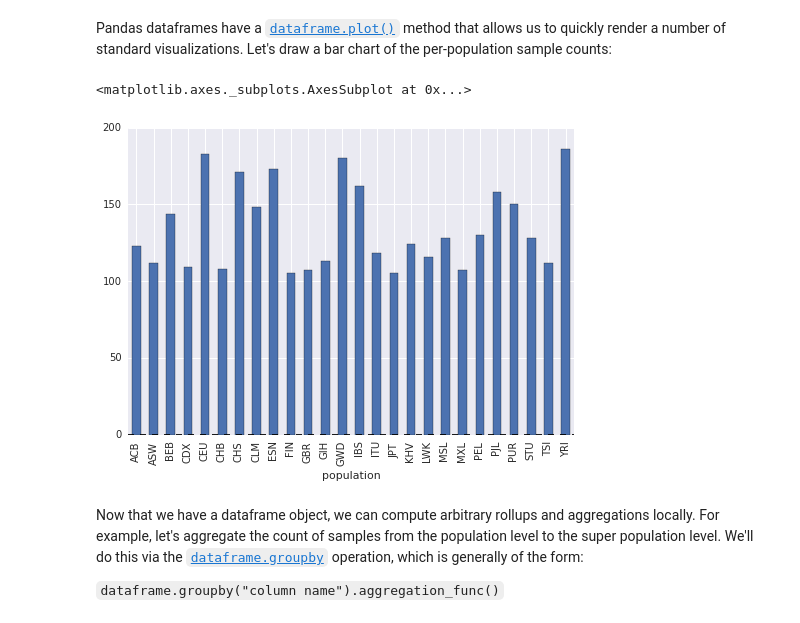
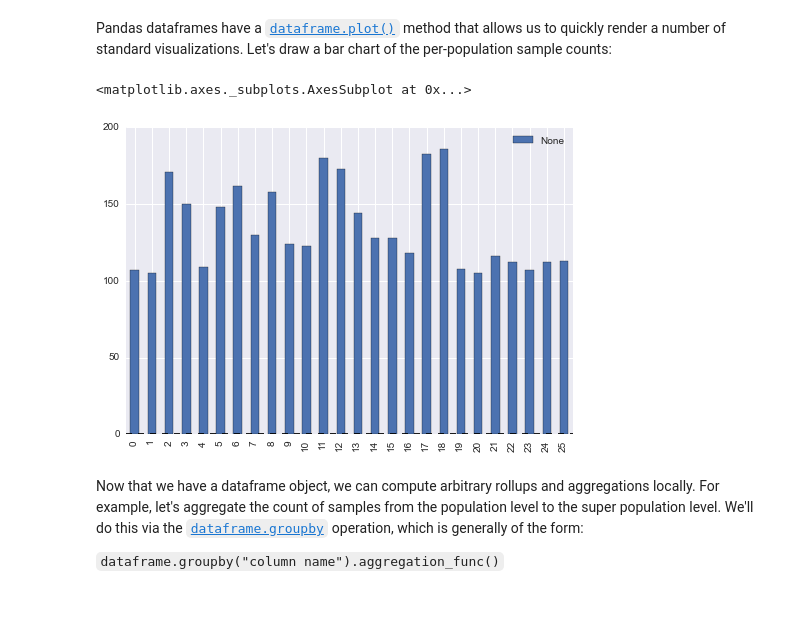
Before and after one commit to googlegenomics/datalab-examples, a Jupyter notebook: notebooks/Exploring 1000 genomes samples.ipynb, the cells around one changed output. Drawn from its saved outputs; the diff is of its cells as text; code cells hidden in the pictures.

```diff
--- a/notebooks/Exploring 1000 genomes samples.ipynb
+++ b/notebooks/Exploring 1000 genomes samples.ipynb
@@ -102,10 +88,10 @@ pops_df[:5]
 Pandas dataframes have a [`dataframe.plot()`](http://pandas.pydata.org/pandas-docs/dev/generated/pandas.DataFrame.plot.html?highlight=dataframe.plot#pandas.DataFrame.plot) method that allows us to quickly render a number of standard visualizations. Let's draw a bar chart of the per-population sample counts:
 # %%
 import seaborn as sns
-pops_sum_df.plot(kind='bar', y='population_count')
+pops_df.plot(kind='bar', y='population_count')
 # %% [output]
 <matplotlib.axes._subplots.AxesSubplot at 0x...>
-[figure, old version]
+[figure, new version]
 # %% [markdown]
 Now that we have a dataframe object, we can compute arbitrary rollups and aggregations locally. For example, let's aggregate the count of samples from the population level to the super population level. We'll do this via the [`dataframe.groupby`](http://pandas.pydata.org/pandas-docs/dev/generated/pandas.DataFrame.groupby.html?highlight=groupby#pandas.DataFrame.groupby) operation, which is generally of the form:
 
```
Also changed, not shown: parts of 14 cells of this notebook.
